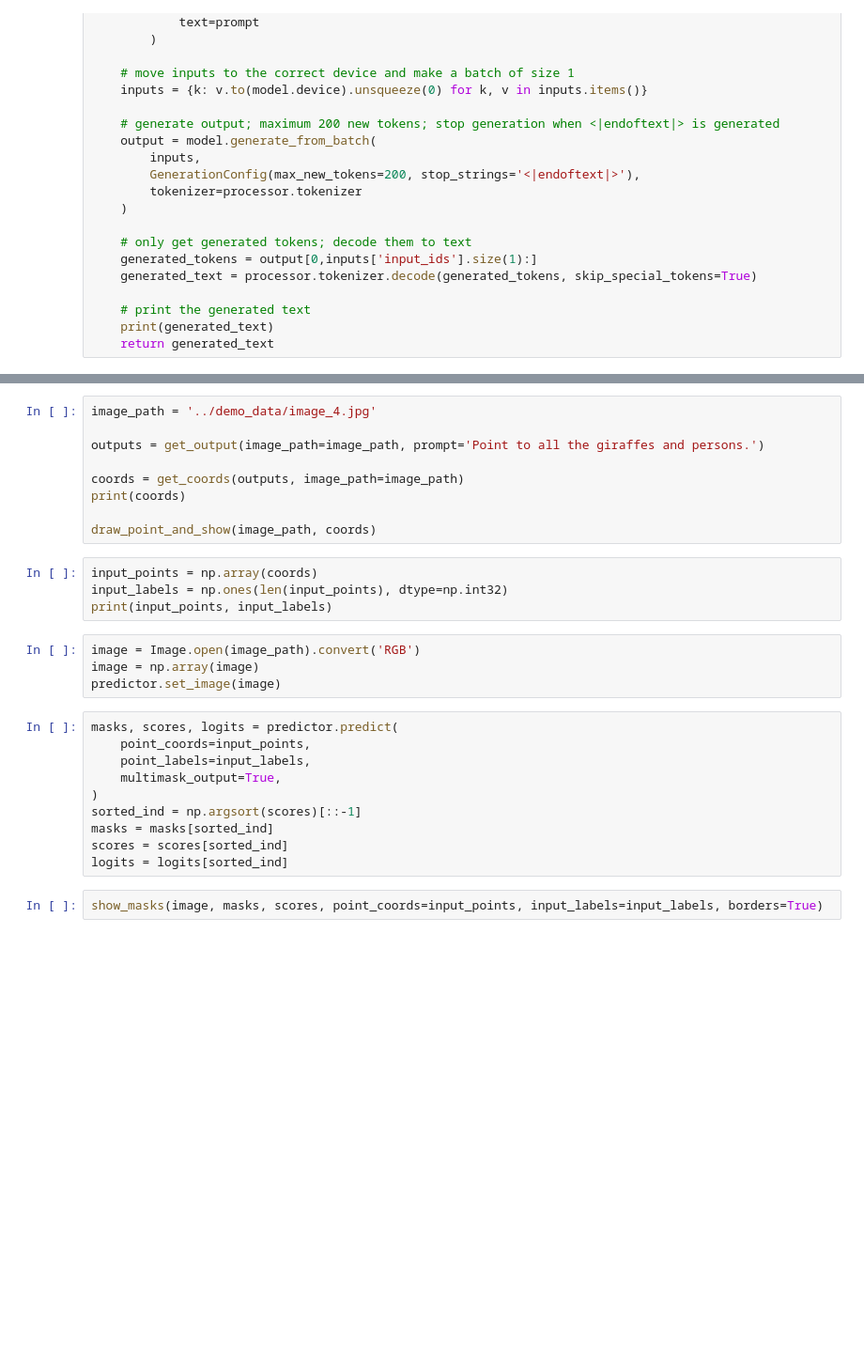
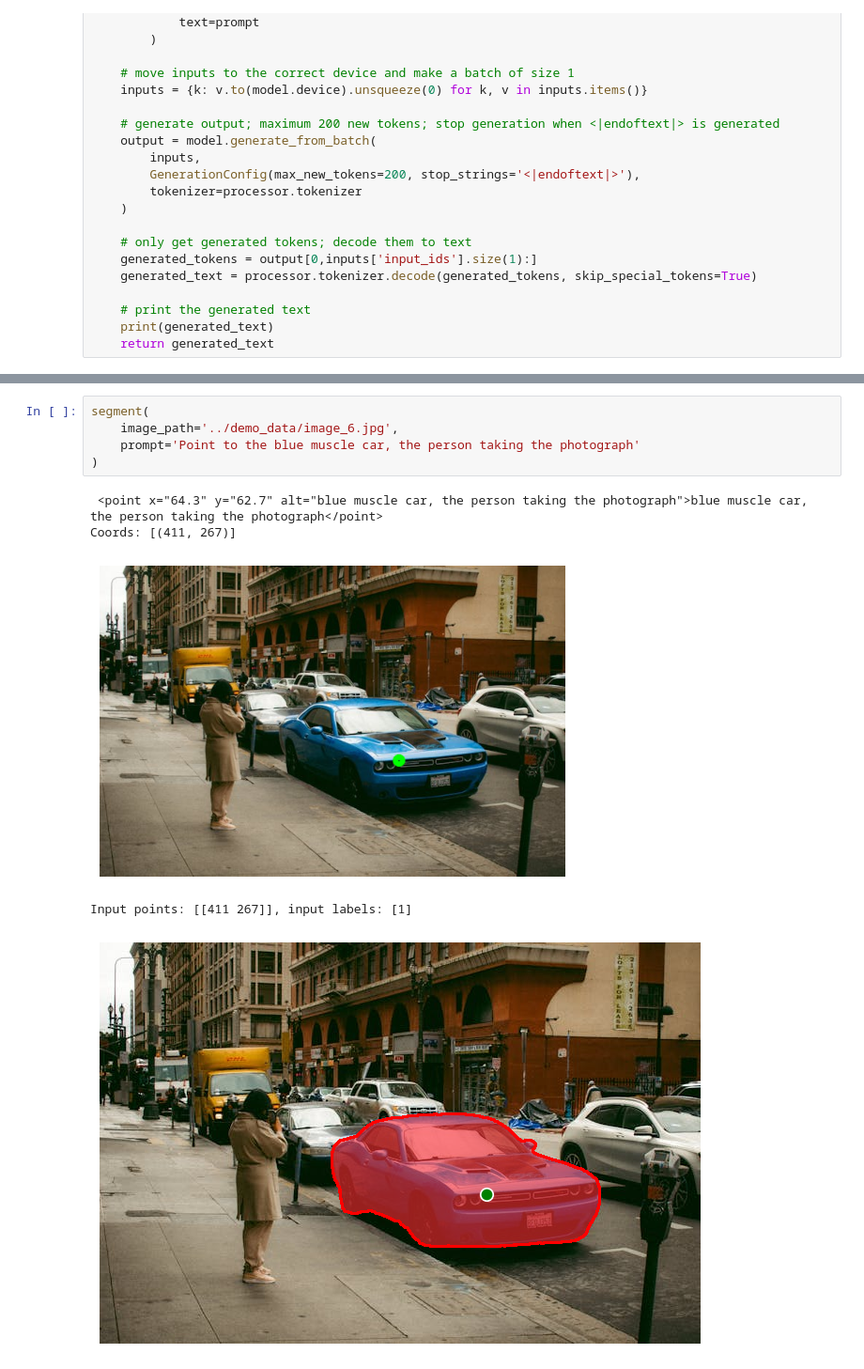
Before and after one commit to sovit-123/SAM_Molmo_Whisper, a Jupyter notebook: experiments/sam2_molmo.ipynb, the cells around one changed output, grey strips where cells are left out. Shown at 94% size. Drawn from its saved outputs; the diff is of its cells as text; blank space fills up the shorter version.

```diff
--- a/experiments/sam2_molmo.ipynb
+++ b/experiments/sam2_molmo.ipynb
@@ -240,29 +253,11 @@ show_masks(image, masks, scores, point_coords=input_points, input_labels=input_l
-# %%
-image_path = '../demo_data/image_4.jpg'
-
-outputs = get_output(image_path=image_path, prompt='Point to all the giraffes and persons.')
-
-coords = get_coords(outputs, image_path=image_path)
-print(coords)
-
-draw_point_and_show(image_path, coords)
-# %%
-input_points = np.array(coords)
-input_labels = np.ones(len(input_points), dtype=np.int32)
-print(input_points, input_labels)
-# %%
-image = Image.open(image_path).convert('RGB')
-image = np.array(image)
-predictor.set_image(image)
-# %%
-masks, scores, logits = predictor.predict(
-    point_coords=input_points,
-    point_labels=input_labels,
-    multimask_output=True,
-)
-sorted_ind = np.argsort(scores)[::-1]
-masks = masks[sorted_ind]
-scores = scores[sorted_ind]
-logits = logits[sorted_ind]
-# %%
-show_masks(image, masks, scores, point_coords=input_points, input_labels=input_labels, borders=True)
+# %%
+segment(
+    image_path='../demo_data/image_6.jpg',
+    prompt='Point to the blue muscle car, the person taking the photograph'
+)
+# %% [output]
+ <point x="64.3" y="62.7" alt="blue muscle car, the person taking the photograph">blue muscle car, the person taking the photograph</point>
+Coords: [(411, 267)]
+[figure, added]
+Input points: [[411 267]], input labels: [1]
+[figure, added]
```
Also changed, not shown: parts of 10 cells of this notebook, 2 other files.
